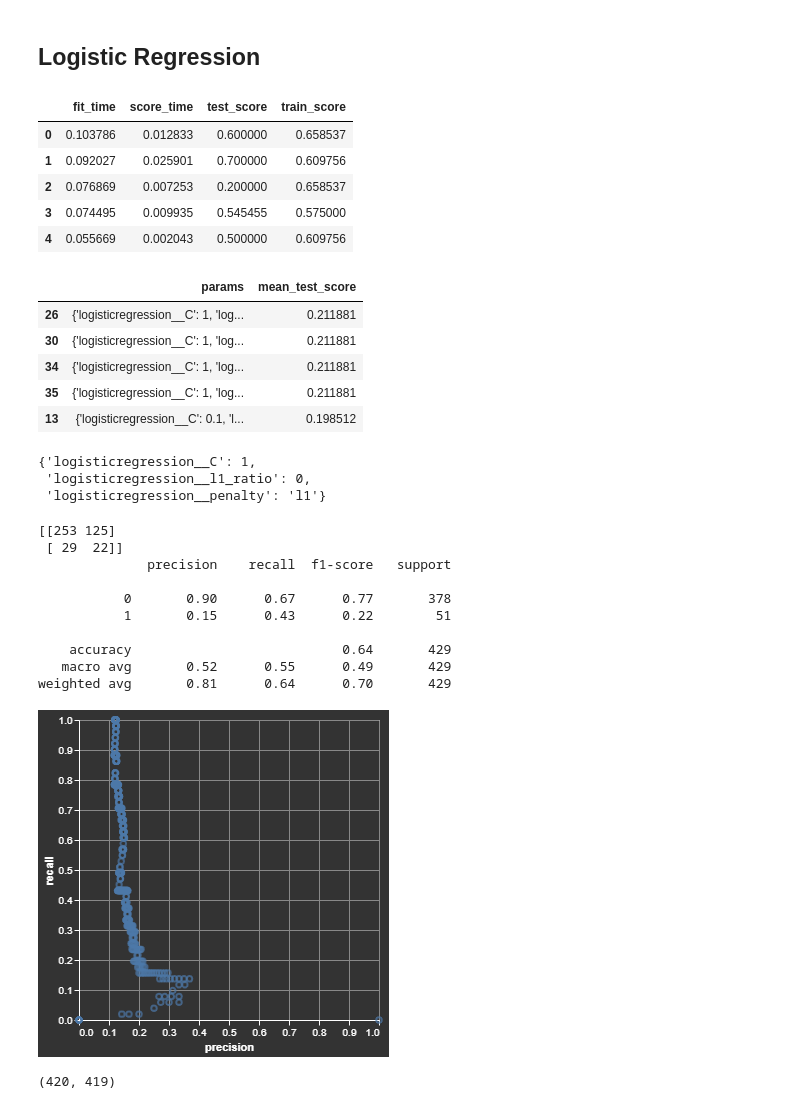
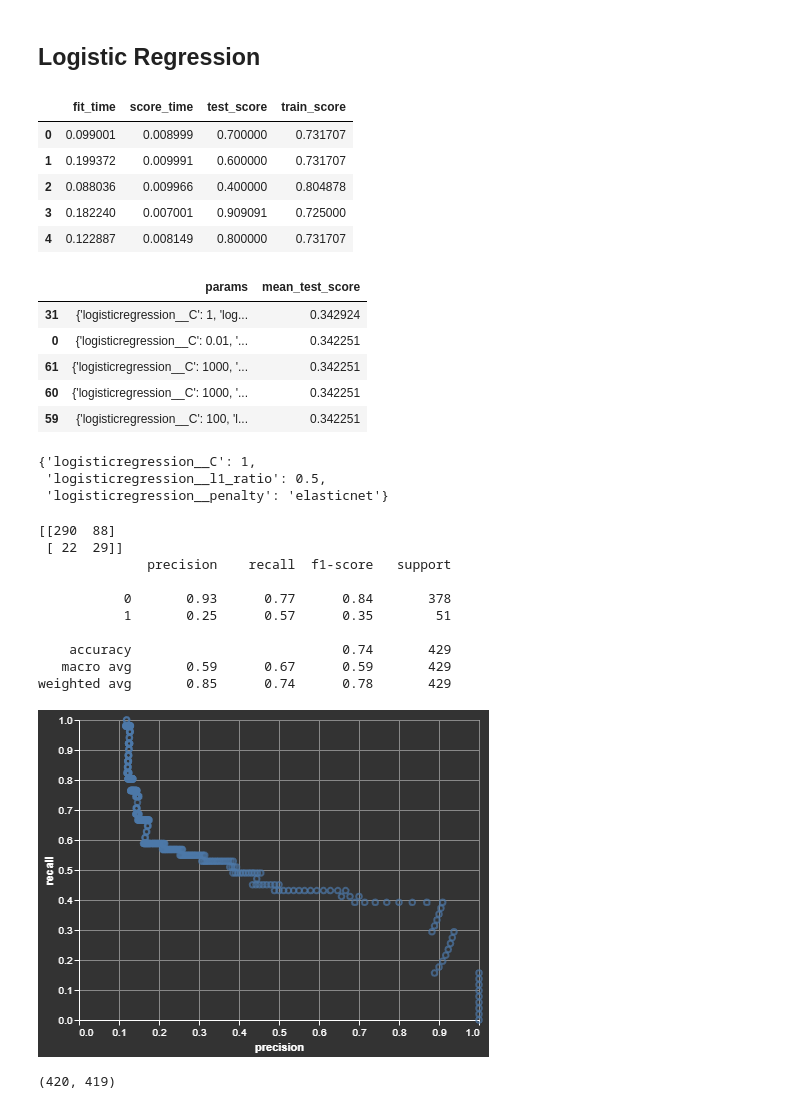
Before and after one commit to UBC-MDS/cervical-cancer-risk, a Jupyter notebook: ml-draft.ipynb, the cells around one changed output. Cells and saved outputs as stored; diff of their text form; code cells hidden in the pictures.

```diff
--- a/ml-draft.ipynb
+++ b/ml-draft.ipynb
@@ -112,11 +100,14 @@ Index(['Age', 'Number of sexual partners', 'First sexual intercourse',
 # %%
 numeric_features = [ 'Age', 'Number of sexual partners', 'First sexual intercourse',
-       'Num of pregnancies', 'Smokes (years)', 'Smokes (packs/year)', 'Hormonal Contraceptives (years)', 'IUD (years)', 'STDs (number)']
-binary_features = ['Dx:Cancer', 'Dx:CIN', 'Dx:HPV']
+       'Num of pregnancies', 'Hormonal Contraceptives (years)', 'IUD (years)', 'STDs (number)']
+
+binary_features = [ 'STDs:condylomatosis', 'Smokes', 'Dx:Cancer', 'Dx:CIN', 'Dx:HPV', 'Hinselmann']
+
+columns_tbc = numeric_features+binary_features
 
 column_transformer = make_column_transformer(
-    ( make_pipeline( SimpleImputer( strategy = 'median'), PowerTransformer(), StandardScaler()), numeric_features),
-    ( SimpleImputer( strategy = 'most_frequent'), binary_features)
+    ( make_pipeline( SimpleImputer( strategy = 'median'), StandardScaler()), numeric_features),
+    ( make_pipeline( SimpleImputer( strategy = 'constant', fill_value = '99'), OneHotEncoder( handle_unknown = 'ignore')), binary_features)
 )
 # %%
 X = data_full[ columns_tbc]
@@ -383,11 +374,11 @@ cv_result = cross_validate( pipe_logreg, X_train, y_train, cv = 5, return_train_
 pd.DataFrame( cv_result)
 # %% [output]
 |  | fit_time | score_time | test_score | train_score |
-| 0 | 0.103786 | 0.012833 | 0.600000 | 0.658537 |
-| 1 | 0.092027 | 0.025901 | 0.700000 | 0.609756 |
-| 2 | 0.076869 | 0.007253 | 0.200000 | 0.658537 |
-| 3 | 0.074495 | 0.009935 | 0.545455 | 0.575000 |
-| 4 | 0.055669 | 0.002043 | 0.500000 | 0.609756 |
+| 0 | 0.099001 | 0.008999 | 0.700000 | 0.731707 |
+| 1 | 0.199372 | 0.009991 | 0.600000 | 0.731707 |
+| 2 | 0.088036 | 0.009966 | 0.400000 | 0.804878 |
+| 3 | 0.182240 | 0.007001 | 0.909091 | 0.725000 |
+| 4 | 0.122887 | 0.008149 | 0.800000 | 0.731707 |
 # %%
 param_dist = {
     'logisticregression__C': [ 10**x for x in range( -2, 5)],
@@ -405,37 +396,41 @@ results = pd.DataFrame( grid_search.cv_results_)
 results[ ['params', 'mean_test_score']].sort_values( 'mean_test_score', ascending = False).head()
 # %% [output]
 |  | params | mean_test_score |
-| 26 | {'logisticregression__C': 1, 'log... | 0.211881 |
-| 30 | {'logisticregression__C': 1, 'log... | 0.211881 |
-| 34 | {'logisticregression__C': 1, 'log... | 0.211881 |
-| 35 | {'logisticregression__C': 1, 'log... | 0.211881 |
-| 13 | {'logisticregression__C': 0.1, 'l... | 0.198512 |
+| 31 | {'logisticregression__C': 1, 'log... | 0.342924 |
+| 0 | {'logisticregression__C': 0.01, '... | 0.342251 |
+| 61 | {'logisticregression__C': 1000, '... | 0.342251 |
+| 60 | {'logisticregression__C': 1000, '... | 0.342251 |
+| 59 | {'logisticregression__C': 100, 'l... | 0.342251 |
 # %%
 results[ ['params', 'mean_test_score']].sort_values( 'mean_test_score', ascending = False).iloc[ 0, 0]
 # %% [output]
 {'logisticregression__C': 1,
- 'logisticregression__l1_ratio': 0,
- 'logisticregression__penalty': 'l1'}
+ 'logisticregression__l1_ratio': 0.5,
+ 'logisticregression__penalty': 'elasticnet'}
 # %%
 y_hat = grid_search.predict( X_test)
 print( confusion_matrix( y_test, y_hat, labels = [ 0, 1]))
 print( classification_report( y_test, y_hat))
 # %% [output]
-[[253 125]
- [ 29  22]]
+[[290  88]
+ [ 22  29]]
               precision    recall  f1-score   support
 
-           0       0.90      0.67      0.77       378
-           1       0.15      0.43      0.22        51
+           0       0.93      0.77      0.84       378
+           1       0.25      0.57      0.35        51
 
-    accuracy                           0.64       429
-   macro avg       0.52      0.55      0.49       429
-weighted avg       0.81      0.64      0.70       429
+    accuracy                           0.74       429
+   macro avg       0.59      0.67      0.59       429
+weighted avg       0.85      0.74      0.78       429
 # %%
 precision, recall, thresholds = precision_recall_curve( y_test, grid_search.predict_proba( X_test)[:,1])
-pr_curve( precision, recall)
+pl_df = pd.DataFrame( {
+    'precision': precision,
+    'recall': recall})
+alt.Chart( pl_df).mark_point().encode(
+    x = 'precision', y = 'recall')
 # %% [output]
-[figure, old version]
+[figure, new version]
 # %%
 plot_df = pd.DataFrame( {
     'precision': precision,
```
Also changed, not shown: parts of 22 cells of this notebook.
